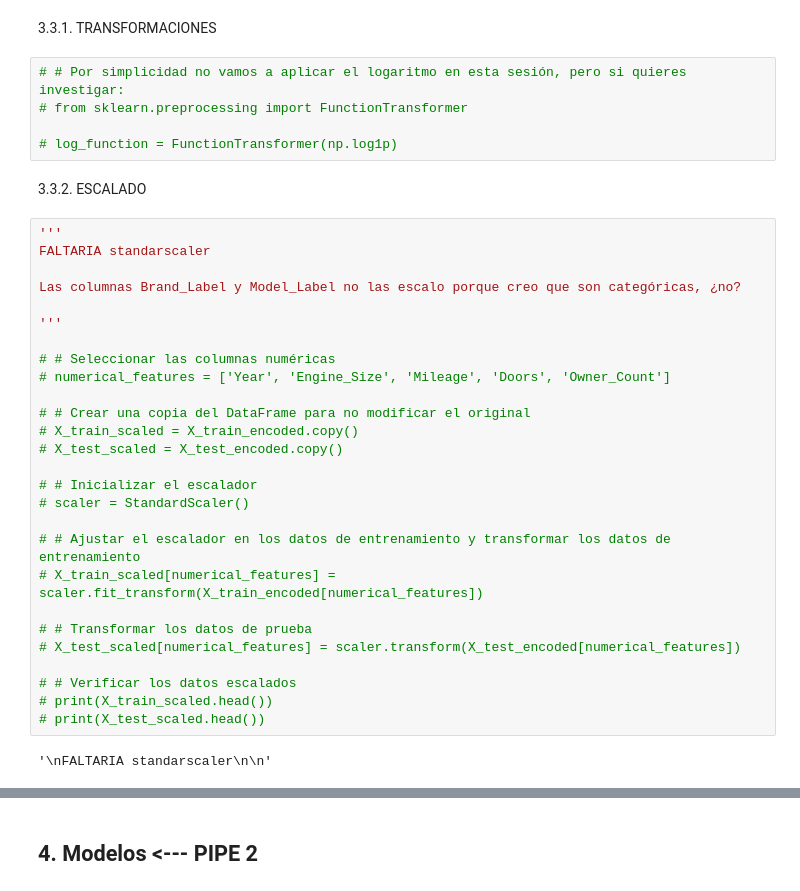
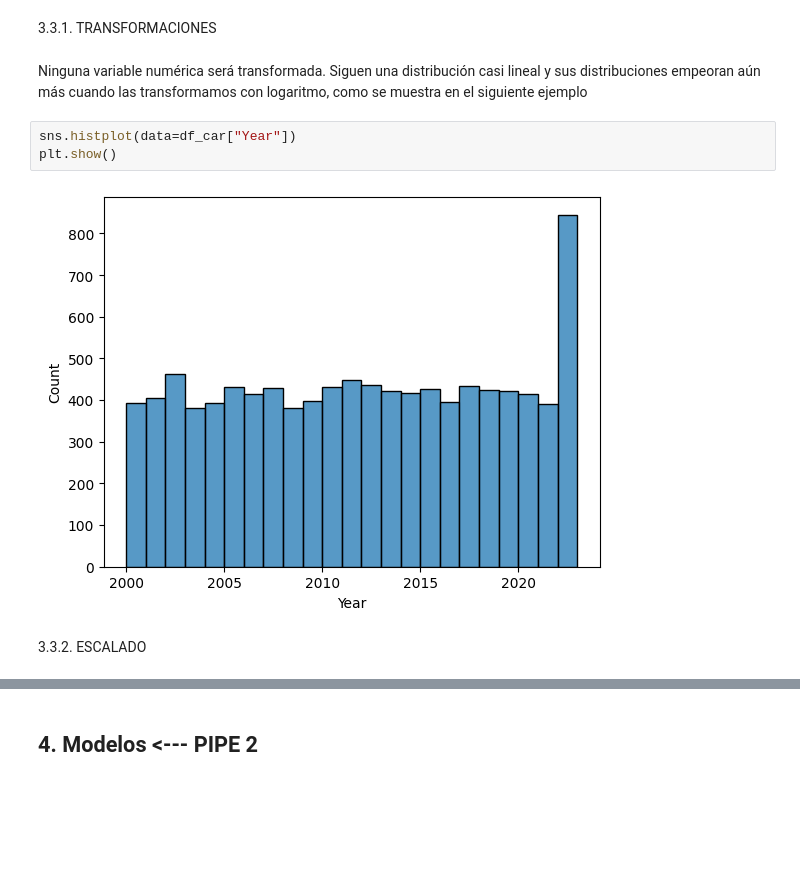
Before and after one commit to neural-insights/Team-Challenge---Still_Lost_in_ML, a Jupyter notebook: src/notebooks/Still_Lost_in_ML - Notebook_V2.ipynb, the cells around one changed output, grey strips where cells are left out. Saved outputs shown, nothing was run; the diff lists cells and outputs as text; blank space fills up the shorter version.

```diff
--- a/src/notebooks/Still_Lost_in_ML - Notebook_V2.ipynb
+++ b/src/notebooks/Still_Lost_in_ML - Notebook_V2.ipynb
@@ -424,39 +360,12 @@ X_test_encoded.head()
 ### 3.3. Transformación NUMERICAS
 # %% [markdown]
 3.3.1. TRANSFORMACIONES
-# %%
-# # Por simplicidad no vamos a aplicar el logaritmo en esta sesión, pero si quieres investigar:
-# from sklearn.preprocessing import FunctionTransformer
-
-# log_function = FunctionTransformer(np.log1p)
+# %% [markdown]
+Ninguna variable numérica será transformada. Siguen una distribución casi lineal y sus distribuciones empeoran aún más cuando las transformamos con logaritmo, como se muestra en el siguiente ejemplo
+# %%
+sns.histplot(data=df_car["Year"])
+plt.show()
+# %% [output]
+[figure, added]
 # %% [markdown]
 3.3.2. ESCALADO
-# %%
-'''
-FALTARIA standarscaler
-
-Las columnas Brand_Label y Model_Label no las escalo porque creo que son categóricas, ¿no?
-
-'''
-
-# # Seleccionar las columnas numéricas
-# numerical_features = ['Year', 'Engine_Size', 'Mileage', 'Doors', 'Owner_Count']
-
-# # Crear una copia del DataFrame para no modificar el original
-# X_train_scaled = X_train_encoded.copy()
-# X_test_scaled = X_test_encoded.copy()
-
-# # Inicializar el escalador
-# scaler = StandardScaler()
-
-# # Ajustar el escalador en los datos de entrenamiento y transformar los datos de entrenamiento
-# X_train_scaled[numerical_features] = scaler.fit_transform(X_train_encoded[numerical_features])
-
-# # Transformar los datos de prueba
-# X_test_scaled[numerical_features] = scaler.transform(X_test_encoded[numerical_features])
-
-# # Verificar los datos escalados
-# print(X_train_scaled.head())
-# print(X_test_scaled.head())
-# %% [output]
-'\nFALTARIA standarscaler\n\n'
```
Also changed, not shown: parts of 33 cells of this notebook, 3 other files.
